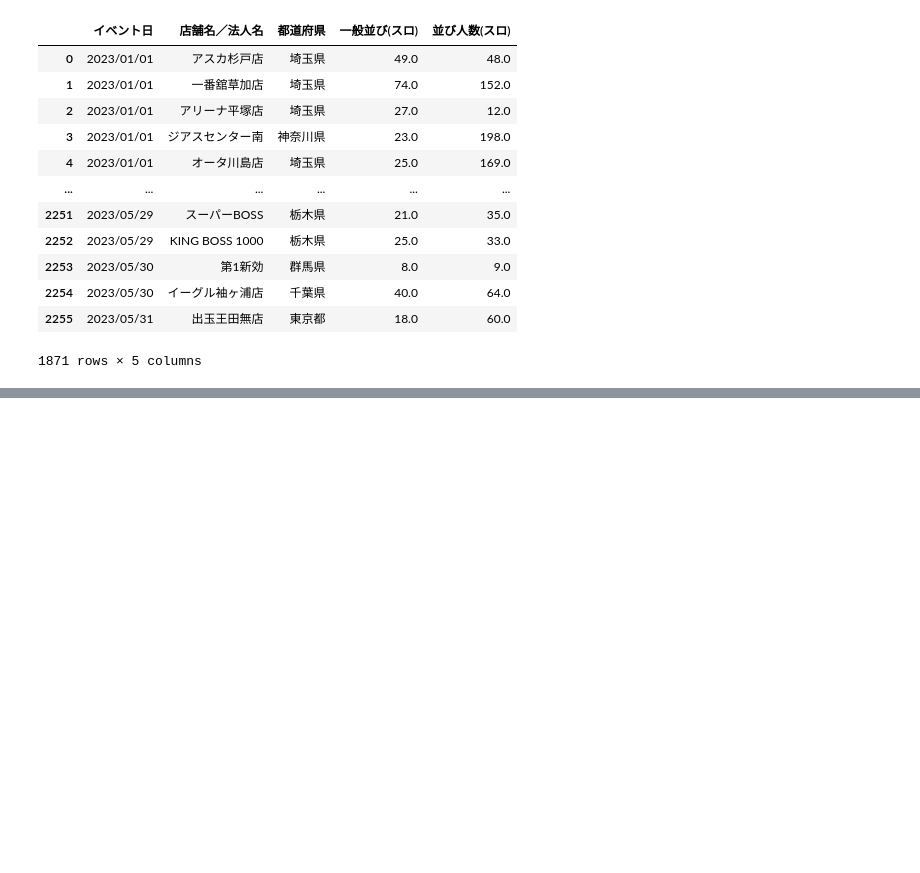
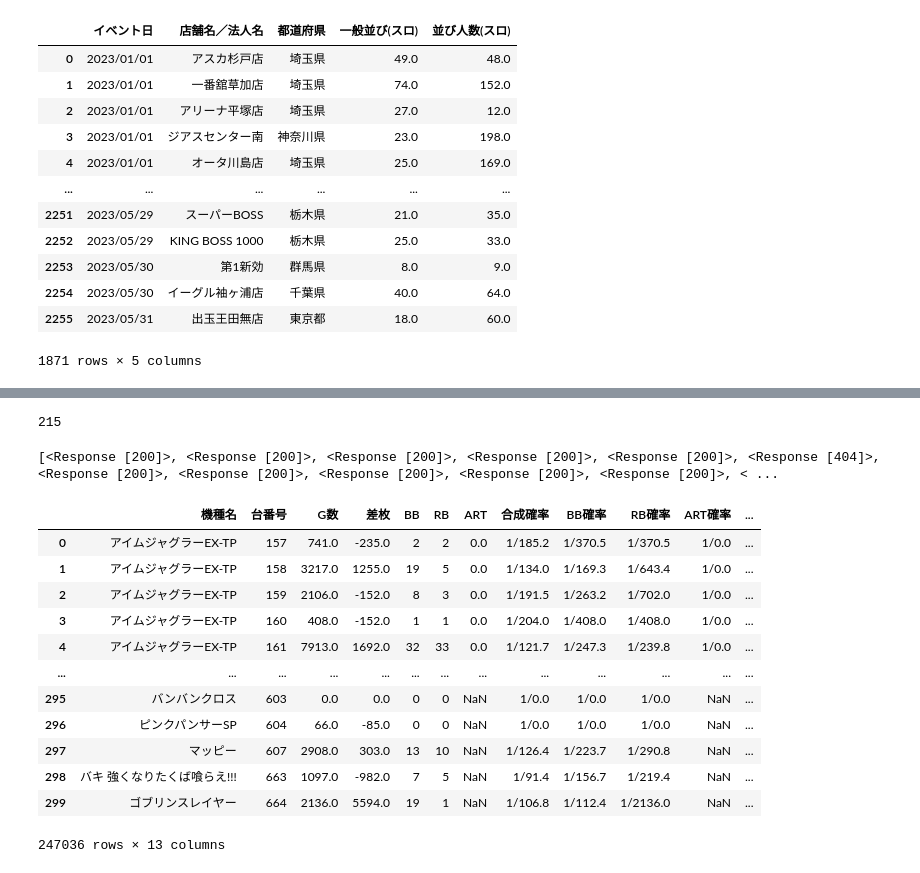
Before and after one commit to dataanalytics2020/practice_multiple_regression_analysis, a Jupyter notebook: src/preprocessing.ipynb, the cells around one changed output, grey strips where cells are left out. Drawn from its saved outputs; the diff is of its cells as text; code cells hidden in the pictures; blank space fills up the shorter version.

```diff
--- a/src/preprocessing.ipynb
+++ b/src/preprocessing.ipynb
@@ -69,0 +231,7 @@ for slopachi_tenpo_name in sorted(list(sammy_sf_report_df['店舗名／法人名
+# %%
+len(report_df['アナスロ店舗名'].unique())
+# %% [output]
+215
+# %%
+#イベント日をdatetime型に変換
+report_df['イベント日'] = report_df['イベント日'].map(lambda x: datetime.datetime.strptime(x, '%Y/%m/%d'))
@@ -69,0 +282,64 @@ for slopachi_tenpo_name in sorted(list(sammy_sf_report_df['店舗名／法人名
+# %%
+urls = []
+for i,row in report_df.iterrows():
+    serch_date = row['イベント日'].to_pydatetime().strftime('%Y-%m-%d')
+    anaslo_tenpo_name = row['アナスロ店舗名']
+    anaslo_parlar_name_url = parlar_name_parlar_url_dict[anaslo_tenpo_name]
+    anaslo_url_parlarname =urllib.parse.unquote((anaslo_parlar_name_url.split('/')[-2])).replace('-データ一覧','')
+
+    search_url = url = f"https://ana-slo.com/{serch_date}-{anaslo_url_parlarname}-data/"
+    urls.append(search_url)
+    #break
+# %%
+concat_df_list = []
+from concurrent.futures import ThreadPoolExecutor
+with ThreadPoolExecutor(15) as executor:
+    results = list(executor.map(requests.get, urls[800:]))
+print(results)
+# %% [output]
+[<Response [200]>, <Response [200]>, <Response [200]>, <Response [200]>, <Response [200]>, <Response [404]>, <Response [200]>, <Response [200]>, <Response [200]>, <Response [200]>, <Response [200]>, < ...
+# %%
+concat_df_list = []
+for search_response in results:
+    try:
+        soup = BeautifulSoup(search_response.text, "lxml")
+        elem = soup.select('#all_data_block')
+        dfs = pd.read_html(str(elem))
+        for tmp_df in dfs:
+            if '機種名' in list(tmp_df.columns):
+                break
+        tmp_df['anaslo_url_tenpo_name'] = soup.title.text.split(' ')[1]
+        tmp_df['日付'] = soup.title.text.split(' ')[0]
+        concat_df_list.append(tmp_df)
+    except:
+        continue
+    #break
+
+concat_df = pre_concat_df = pd.concat(concat_df_list,axis=0)
+# for column_name in ['合成確率','BB確率','RB確率','台番号','ART確率','BB','RB','ART']:
+#     try:
+#         concat_df = concat_df.drop([column_name],axis=1)
+#     except:
+#         pass
+# concat_df = concat_df.groupby(['日付','機種名']).mean().sort_values('差枚',ascending=False)#機種毎に集計
+# for column_name in ['差枚','G数','BB','RB','ART']:
+#     try:
+#         concat_df[column_name] = concat_df[column_name].astype(int)
+#     except:
+#         pass
+
+concat_df
+# %% [output]
+|  | 機種名 | 台番号 | G数 | 差枚 | BB | RB | ART | 合成確率 | BB確率 | RB確率 | ART確率 | ... |
+| 0 | アイムジャグラーEX-TP | 157 | 741.0 | -235.0 | 2 | 2 | 0.0 | 1/185.2 | 1/370.5 | 1/370.5 | 1/0.0 | ... |
+| 1 | アイムジャグラーEX-TP | 158 | 3217.0 | 1255.0 | 19 | 5 | 0.0 | 1/134.0 | 1/169.3 | 1/643.4 | 1/0.0 | ... |
+| 2 | アイムジャグラーEX-TP | 159 | 2106.0 | -152.0 | 8 | 3 | 0.0 | 1/191.5 | 1/263.2 | 1/702.0 | 1/0.0 | ... |
+| 3 | アイムジャグラーEX-TP | 160 | 408.0 | -152.0 | 1 | 1 | 0.0 | 1/204.0 | 1/408.0 | 1/408.0 | 1/0.0 | ... |
+| 4 | アイムジャグラーEX-TP | 161 | 7913.0 | 1692.0 | 32 | 33 | 0.0 | 1/121.7 | 1/247.3 | 1/239.8 | 1/0.0 | ... |
+| ... | ... | ... | ... | ... | ... | ... | ... | ... | ... | ... | ... | ... |
+| 295 | バンバンクロス | 603 | 0.0 | 0.0 | 0 | 0 | NaN | 1/0.0 | 1/0.0 | 1/0.0 | NaN | ... |
+| 296 | ピンクパンサーSP | 604 | 66.0 | -85.0 | 0 | 0 | NaN | 1/0.0 | 1/0.0 | 1/0.0 | NaN | ... |
+| 297 | マッピー | 607 | 2908.0 | 303.0 | 13 | 10 | NaN | 1/126.4 | 1/223.7 | 1/290.8 | NaN | ... |
+| 298 | バキ 強くなりたくば喰らえ!!! | 663 | 1097.0 | -982.0 | 7 | 5 | NaN | 1/91.4 | 1/156.7 | 1/219.4 | NaN | ... |
+| 299 | ゴブリンスレイヤー | 664 | 2136.0 | 5594.0 | 19 | 1 | NaN | 1/106.8 | 1/112.4 | 1/2136.0 | NaN | ... |
+247036 rows × 13 columns
```
Also changed, not shown: parts of 14 cells of this notebook.
